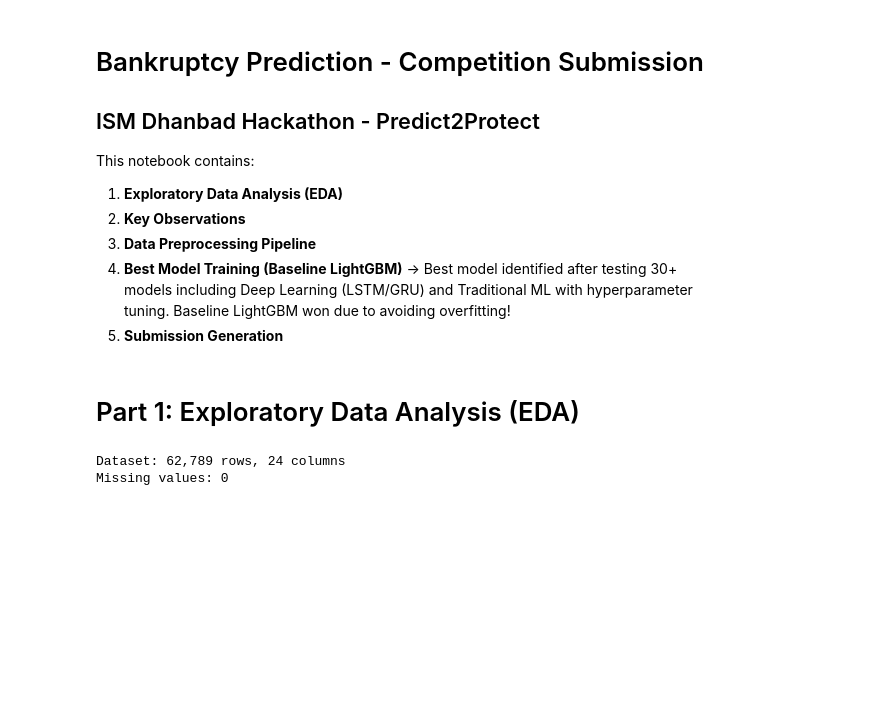
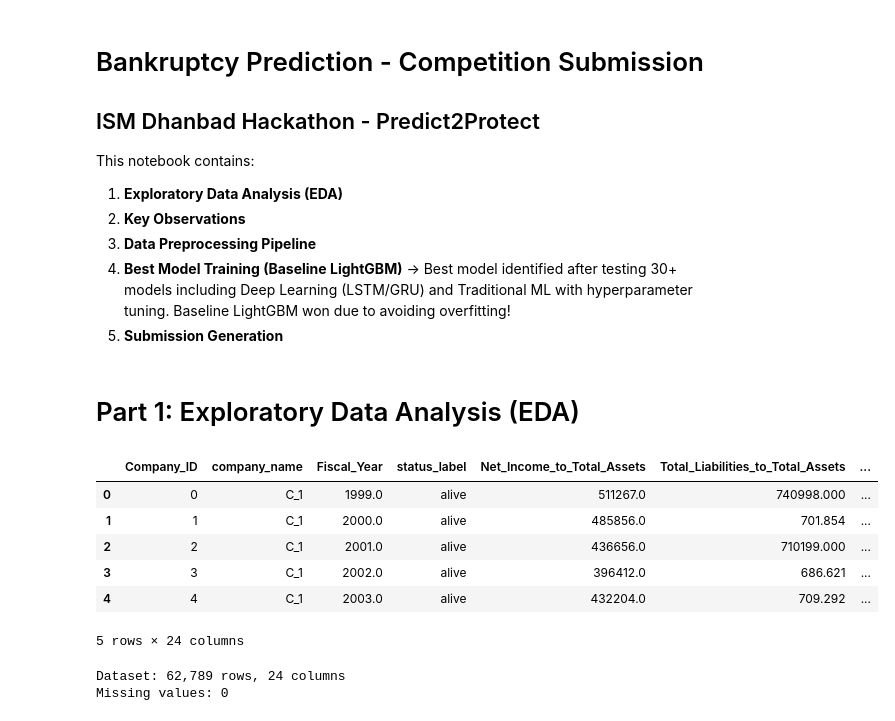
Before and after one commit to c0d3l0v3r-HeHe/Predict2Protect-Hackathon-ISMDhanbad, a Jupyter notebook: submission_notebook.ipynb, the cells around one changed output. Saved outputs shown, nothing was run; the diff lists cells and outputs as text; code cells hidden in the pictures; blank space fills up the shorter version.

```diff
--- a/submission_notebook.ipynb
+++ b/submission_notebook.ipynb
@@ -52,6 +52,16 @@ column_mapping = {
 }
 
 train_df = train_df.rename(columns=column_mapping)
+# %%
+train_df.head()
+# %% [output]
+|  | Company_ID | company_name | Fiscal_Year | status_label | Net_Income_to_Total_Assets | Total_Liabilities_to_Total_Assets | ... |
+| 0 | 0 | C_1 | 1999.0 | alive | 511267.0 | 740998.000 | ... |
+| 1 | 1 | C_1 | 2000.0 | alive | 485856.0 | 701.854 | ... |
+| 2 | 2 | C_1 | 2001.0 | alive | 436656.0 | 710199.000 | ... |
+| 3 | 3 | C_1 | 2002.0 | alive | 396412.0 | 686.621 | ... |
+| 4 | 4 | C_1 | 2003.0 | alive | 432204.0 | 709.292 | ... |
+5 rows × 24 columns
 # %%
 # let's check the data first
 print(f"Dataset: {train_df.shape[0]:,} rows, {train_df.shape[1]} columns")
```
Also changed, not shown: parts of 2 cells of this notebook.
